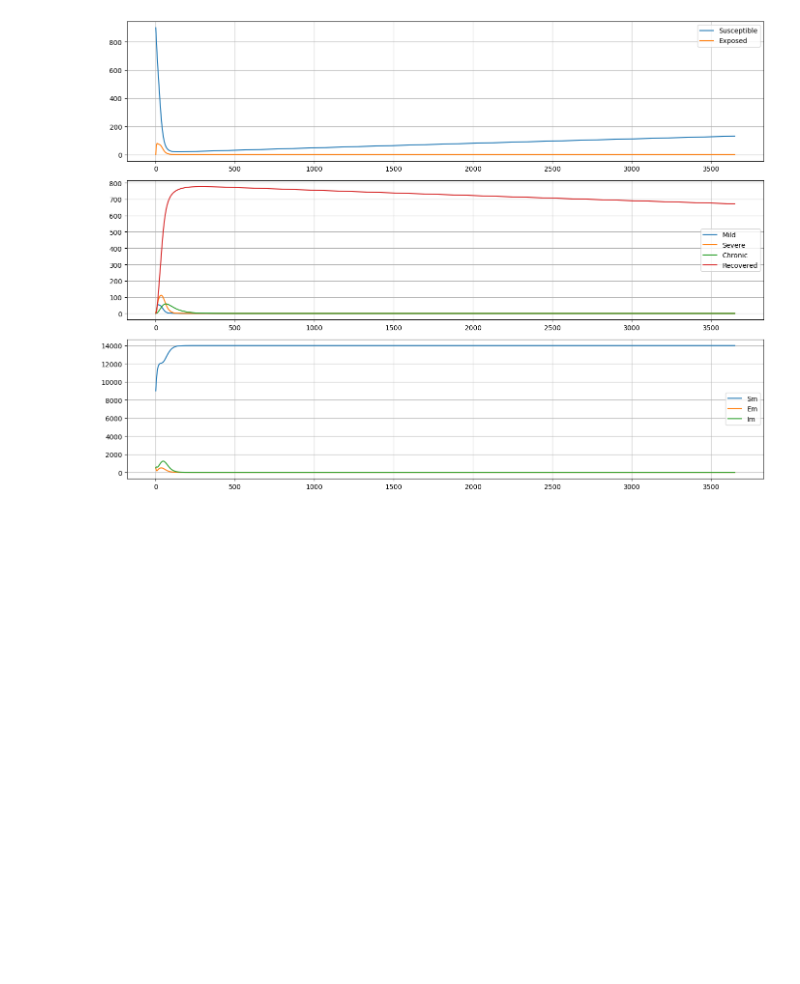
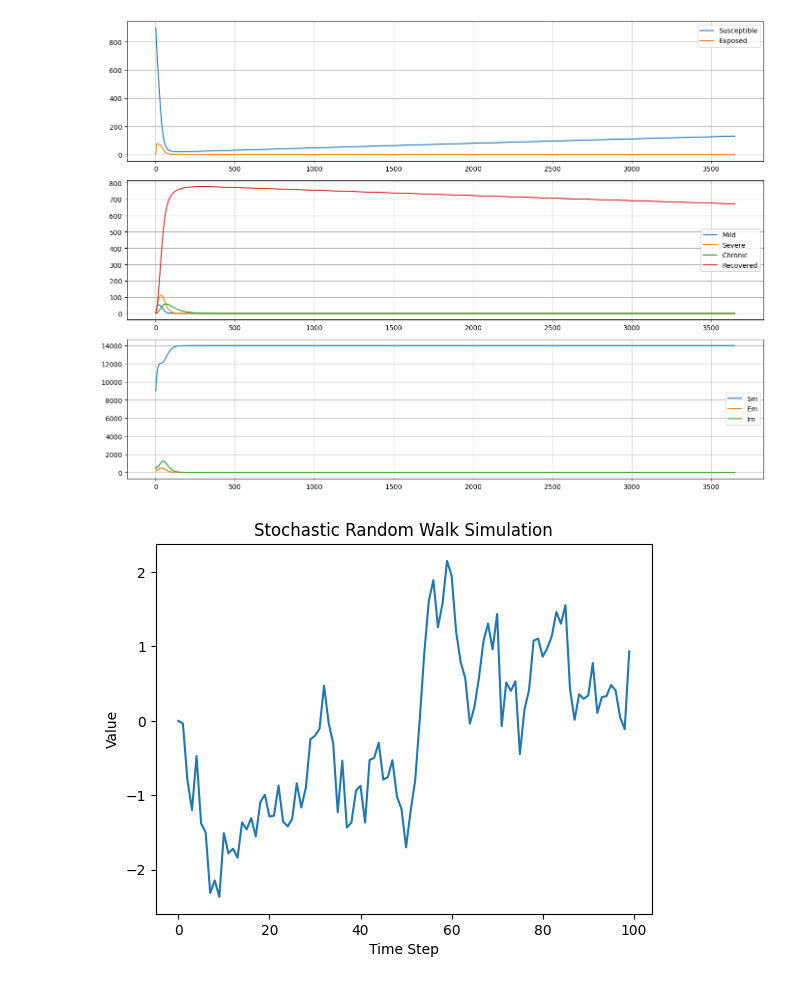
Before and after one commit to Victoria-ui227/chikungunya-model, a Jupyter notebook: model.ipynb, the cells around one changed output. Drawn from its saved outputs; the diff is of its cells as text; code cells hidden in the pictures; blank space fills up the shorter version.

```diff
--- a/model.ipynb
+++ b/model.ipynb
@@ -367,3 +367,28 @@ if __name__ == "__main__":
 # %% [output]
 R0 = 0.312
 [figure]
+# %%
+import numpy as np
+import matplotlib.pyplot as plt
+
+# Parameters
+n_steps = 100
+initial_value = 0
+mu = 0.1  # deterministic drift
+sigma = 0.5 # stochastic volatility (standard deviation)
+
+# Simulate a single path
+path = [initial_value]
+for i in range(1, n_steps):
+    # Add deterministic component (mu * dt) and stochastic component (sigma * dWt)
+    # dWt is a random increment from a normal distribution
+    next_value = path[-1] + mu * 1 + sigma * np.random.normal(0, 1)
+    path.append(next_value)
+
+plt.plot(path)
+plt.xlabel('Time Step')
+plt.ylabel('Value')
+plt.title('Stochastic Random Walk Simulation')
+plt.show()
+# %% [output]
+[figure, added]
```
Also changed, not shown: 11 other files.
